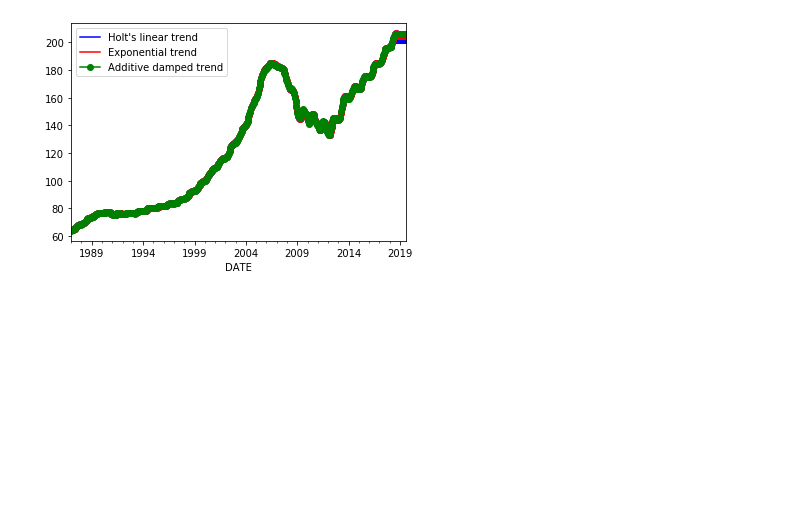
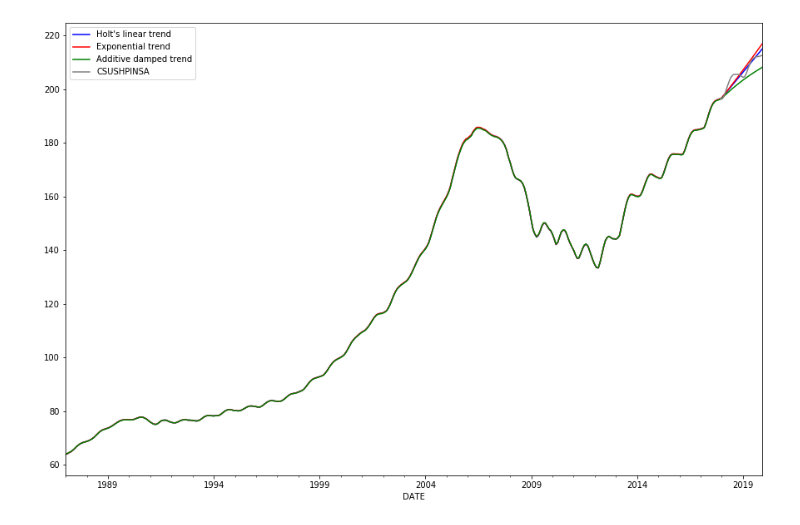
Before and after one commit to Kytonh/CaseShiller, a Jupyter notebook: Forecasting.ipynb, the cells around one changed output. Drawn from its saved outputs; the diff is of its cells as text; code cells hidden in the pictures; blank space fills up the shorter version.

Commit message:
Finish SES and DES forecasting model building.

```diff
--- a/Forecasting.ipynb
+++ b/Forecasting.ipynb
@@ -68,2 +87,3 @@ dtest[4]
 # %%
-cs1=pd.read_csv("CSUSHPINSA.csv",index_col="DATE",parse_dates=True)
+#Read the file
+df3=pd.read_csv("CSUSHPINSA.csv",index_col="DATE",parse_dates=True)
@@ -89,2 +90,7 @@ plt.show()
+# %%
+#Formatting the date and split into training and testing dataset
+df3=df3.asfreq('MS')
+df3train=df3[:'2017-12-01']
+df3test=df3['2018-01-01':]
 # %%
 # Simple Exponential Smoothing
@@ -115,21 +134,27 @@ plt.show()
 # %%
-fit4 = Holt(cs1).fit(smoothing_level=1, smoothing_slope=0.2, optimized=False)
-fcast4 = fit1.forecast(12).rename("Holt's linear trend")
+#Double Exponential Moving Average/Considering Trend
+fig, ax = plt.subplots(figsize=(15, 10))
 
-fit5 = Holt(cs1, exponential=True).fit(smoothing_level=1, smoothing_slope=0.2, optimized=False)
-fcast5 = fit2.forecast(12).rename("Exponential trend")
+#Linear Trend
+fit4 = Holt(df3train).fit(smoothing_level=1, smoothing_slope=0.1, optimized=False)
+fcast4 = fit4.forecast(24).rename("Holt's linear trend")
+fit4.fittedvalues.plot(color='blue')
+fcast4.plot(color='blue',legend=True)
 
-fit6 = Holt(cs1, damped=True).fit(smoothing_level=0.8, smoothing_slope=0.2)
-fcast6 = fit3.forecast(12).rename("Additive damped trend")
+#Exponential Trend
+fit5 = Holt(df3train, exponential=True).fit(smoothing_level=1, smoothing_slope=0.1, optimized=False)
+fcast5 = fit5.forecast(24).rename("Exponential trend")
+fit5.fittedvalues.plot(color='red')
+fcast5.plot(color='red',legend=True)
 
+#Damped Trend
+fit6 = Holt(df3train, damped=True).fit(smoothing_level=1, smoothing_slope=0.1)
+fcast6 = fit6.forecast(24).rename("Additive damped trend")
+fit6.fittedvalues.plot(color='green')
+ax1=fcast6.plot(color='green', legend=True)
 
-fit4.fittedvalues.plot(marker="o", color='blue')
-fcast4.plot(color='blue', marker="o", legend=True)
-fit5.fittedvalues.plot(marker="o", color='red')
-fcast5.plot(color='red', marker="o", legend=True)
-fit6.fittedvalues.plot(marker="o", color='green')
-fcast6.plot(color='green', marker="o", legend=True)
+df3test.plot(color="grey",ax=ax1)
 
 plt.show()
 # %% [output]
-[figure, old version]
+[figure, new version]
```
Also changed, not shown: parts of 25 cells of this notebook, 3 other files.
